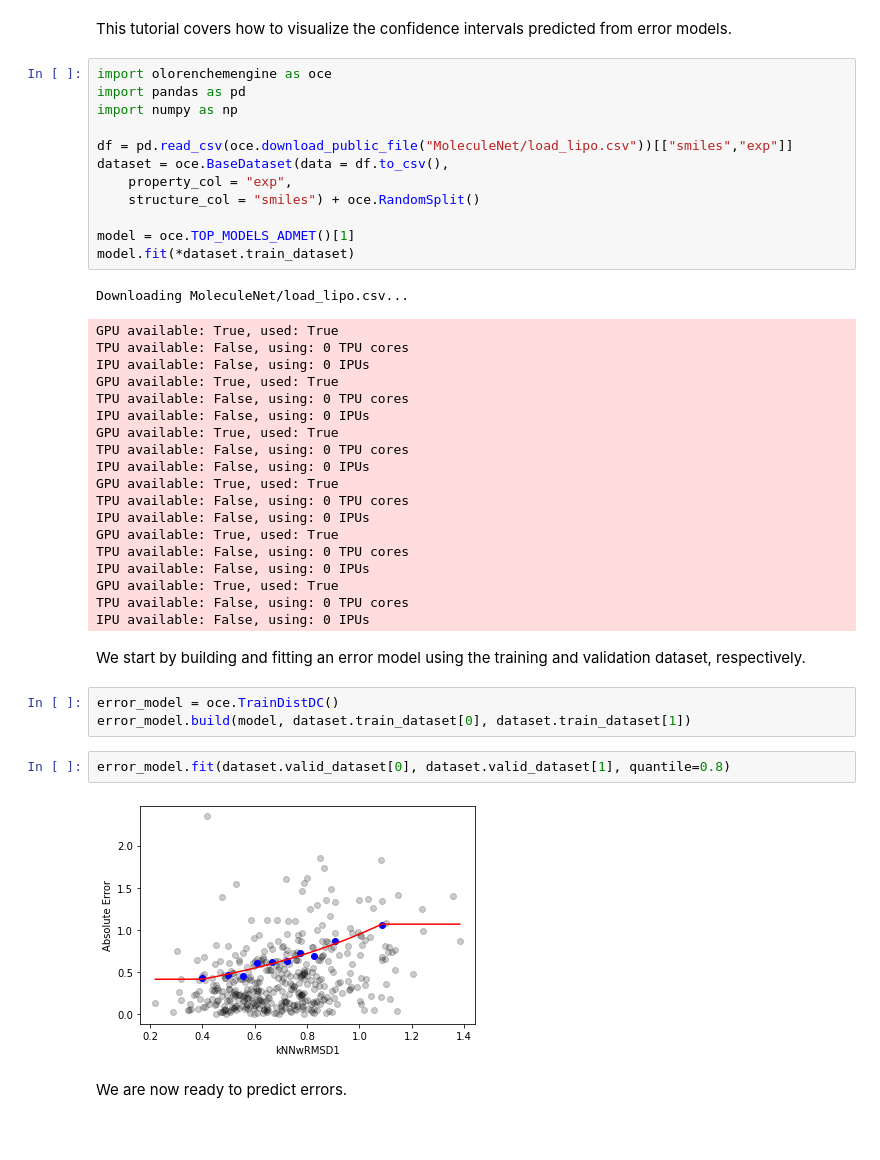
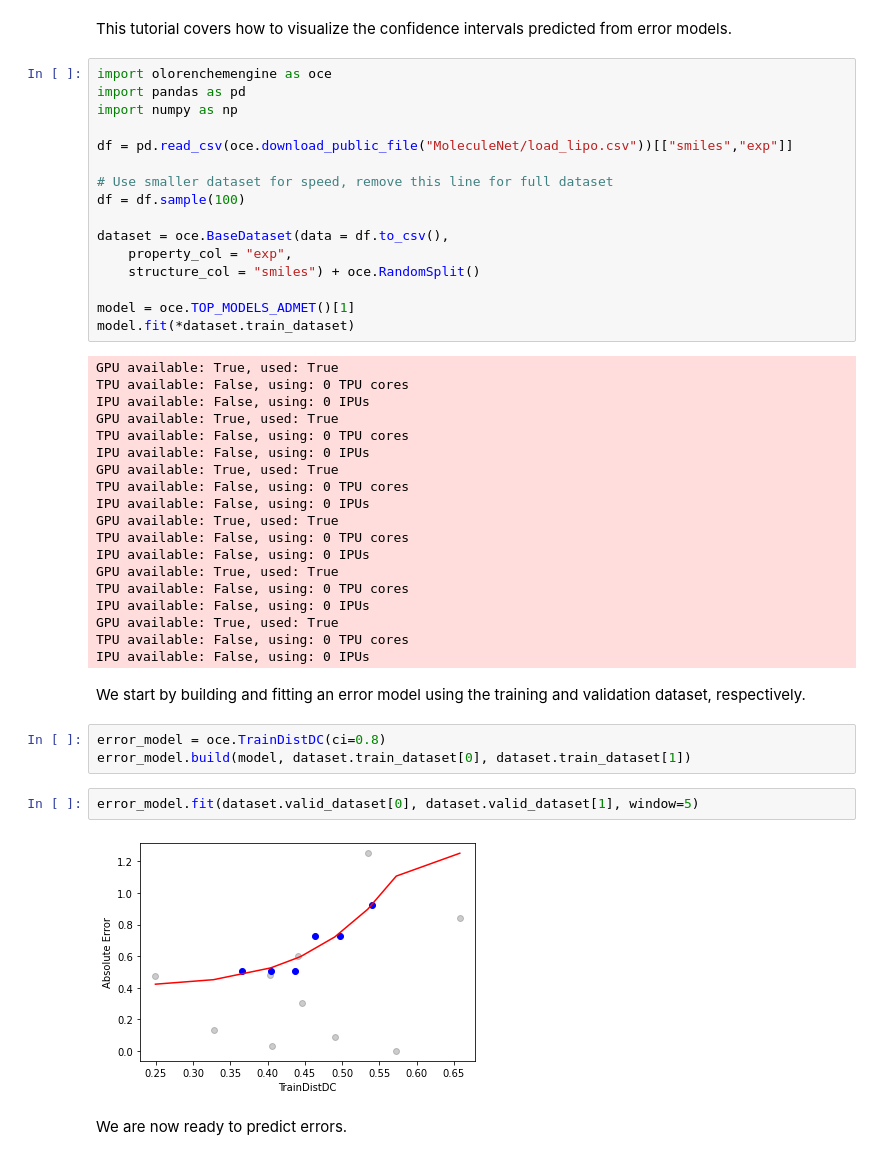
Before and after one commit to Oloren-AI/olorenchemengine, a Jupyter notebook: examples/2D_Visualizing_Errors.ipynb, the cells around one changed output. Cells and saved outputs as stored; diff of their text form; blank space fills up the shorter version.

```diff
--- a/examples/2D_Visualizing_Errors.ipynb
+++ b/examples/2D_Visualizing_Errors.ipynb
@@ -8,6 +8,10 @@ import pandas as pd
 import numpy as np
 
 df = pd.read_csv(oce.download_public_file("MoleculeNet/load_lipo.csv"))[["smiles","exp"]]
+
+# Use smaller dataset for speed, remove this line for full dataset
+df = df.sample(100)
+
 dataset = oce.BaseDataset(data = df.to_csv(),
     property_col = "exp",
     structure_col = "smiles") + oce.RandomSplit()
@@ -15,34 +19,33 @@ dataset = oce.BaseDataset(data = df.to_csv(),
 model = oce.TOP_MODELS_ADMET()[1]
 model.fit(*dataset.train_dataset)
 # %% [output]
-Downloading MoleculeNet/load_lipo.csv...
+GPU available: True, used: True
+TPU available: False, using: 0 TPU cores
+IPU available: False, using: 0 IPUs
+GPU available: True, used: True
+TPU available: False, using: 0 TPU cores
+IPU available: False, using: 0 IPUs
+GPU available: True, used: True
+TPU available: False, using: 0 TPU cores
+IPU available: False, using: 0 IPUs
+GPU available: True, used: True
+TPU available: False, using: 0 TPU cores
+IPU available: False, using: 0 IPUs
+GPU available: True, used: True
+TPU available: False, using: 0 TPU cores
+IPU available: False, using: 0 IPUs
+GPU available: True, used: True
+TPU available: False, using: 0 TPU cores
+IPU available: False, using: 0 IPUs
-GPU available: True, used: True
-TPU available: False, using: 0 TPU cores
-IPU available: False, using: 0 IPUs
-GPU available: True, used: True
-TPU available: False, using: 0 TPU cores
-IPU available: False, using: 0 IPUs
-GPU available: True, used: True
-TPU available: False, using: 0 TPU cores
-IPU available: False, using: 0 IPUs
-GPU available: True, used: True
-TPU available: False, using: 0 TPU cores
-IPU available: False, using: 0 IPUs
-GPU available: True, used: True
-TPU available: False, using: 0 TPU cores
-IPU available: False, using: 0 IPUs
-GPU available: True, used: True
-TPU available: False, using: 0 TPU cores
-IPU available: False, using: 0 IPUs
 # %% [markdown]
 We start by building and fitting an error model using the training and validation dataset, respectively.
 # %%
-error_model = oce.TrainDistDC()
+error_model = oce.TrainDistDC(ci=0.8)
 error_model.build(model, dataset.train_dataset[0], dataset.train_dataset[1])
 # %%
-error_model.fit(dataset.valid_dataset[0], dataset.valid_dataset[1], quantile=0.8)
+error_model.fit(dataset.valid_dataset[0], dataset.valid_dataset[1], window=5)
 # %% [output]
-[figure, old version]
+[figure, new version]
 # %% [markdown]
 We are now ready to predict errors.
 # %%
```
Also changed, not shown: 1 other file.
